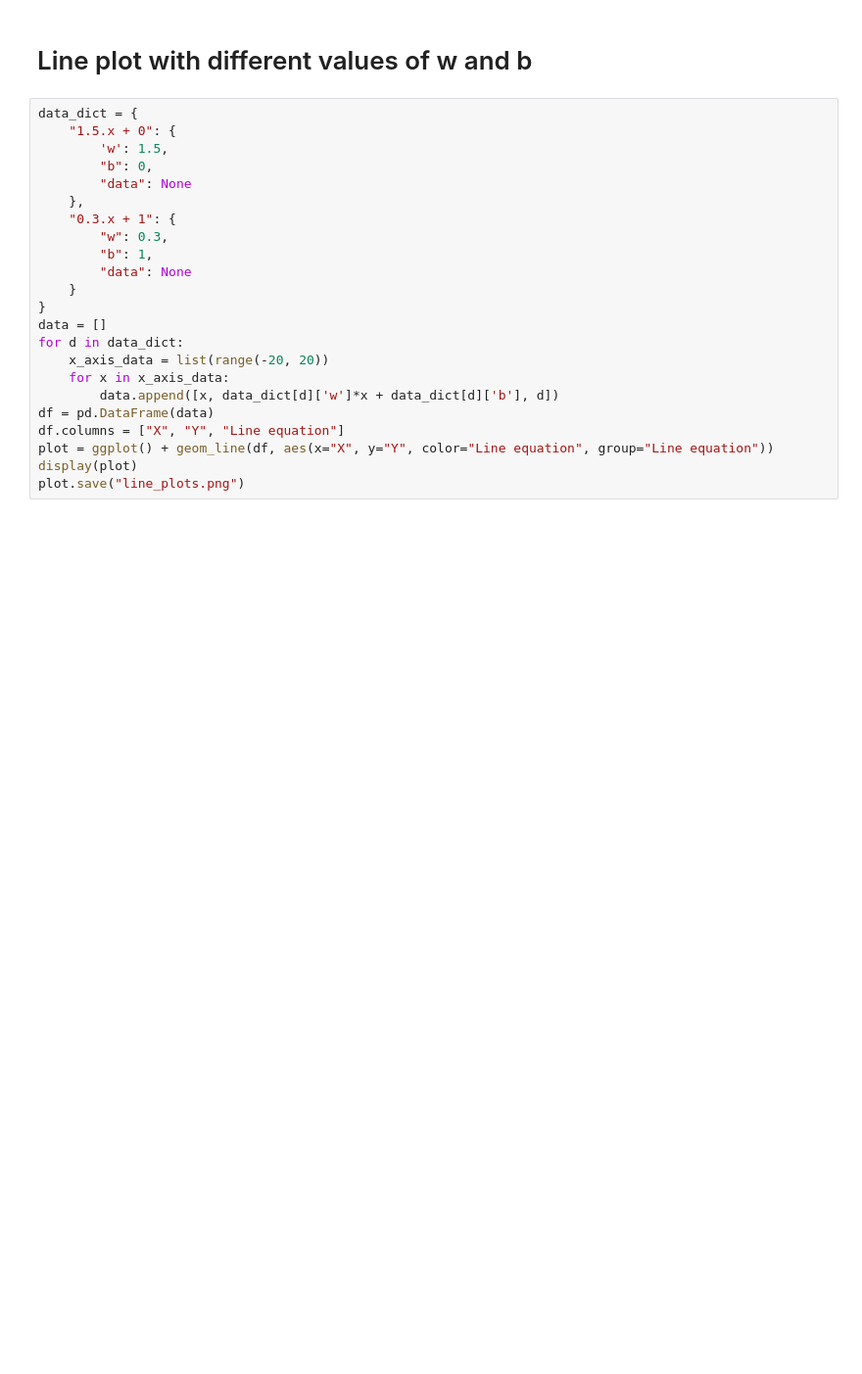
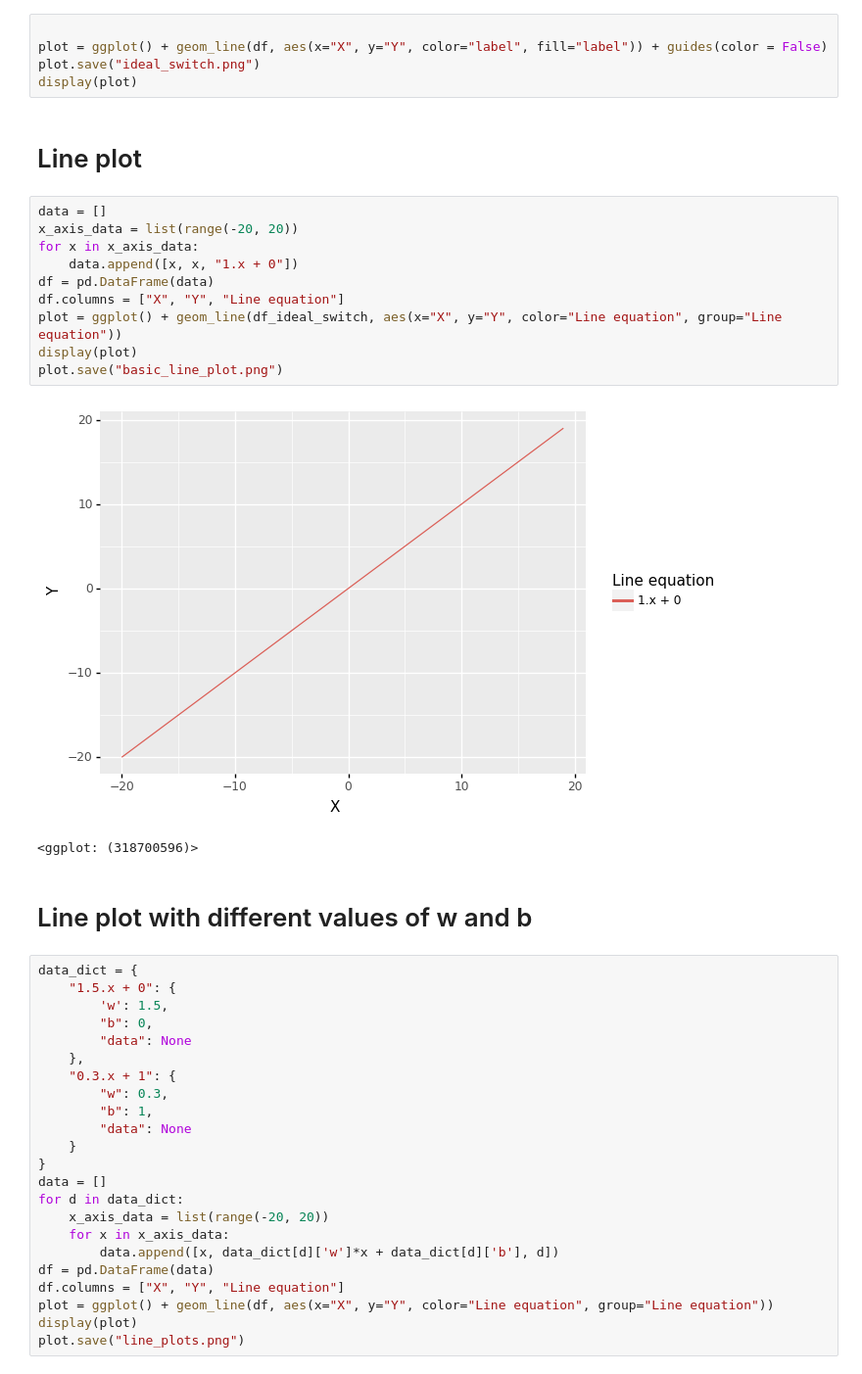
Before and after one commit to NeerajKomuravalli/tensorflowPlayground, a Jupyter notebook: blogs/single_neuron/play_with_single_neoron_math_equation.ipynb, the cells around one changed output. Shown at 98% size. Drawn from its saved outputs; the diff is of its cells as text; blank space fills up the shorter version.

```diff
--- a/blogs/single_neuron/play_with_single_neoron_math_equation.ipynb
+++ b/blogs/single_neuron/play_with_single_neoron_math_equation.ipynb
@@ -22,3 +59,23 @@ interactive(children=(IntSlider(value=1, description='w', max=20, min=-20), IntS
+# %%
+
+plot = ggplot() + geom_line(df, aes(x="X", y="Y", color="label", fill="label")) + guides(color = False)
+plot.save("ideal_switch.png")
+display(plot)
+# %% [markdown]
+# Line plot
+# %%
+data = []
+x_axis_data = list(range(-20, 20))
+for x in x_axis_data:
+    data.append([x, x, "1.x + 0"])
+df = pd.DataFrame(data)
+df.columns = ["X", "Y", "Line equation"]
+plot = ggplot() + geom_line(df_ideal_switch, aes(x="X", y="Y", color="Line equation", group="Line equation"))
+display(plot)
+plot.save("basic_line_plot.png")
+# %% [output]
+[figure, added]
+<ggplot: (318700596)>
 # %% [markdown]
 # Line plot with different values of w and b
 # %%
```
Also changed, not shown: parts of 14 cells of this notebook, 5 other files.
